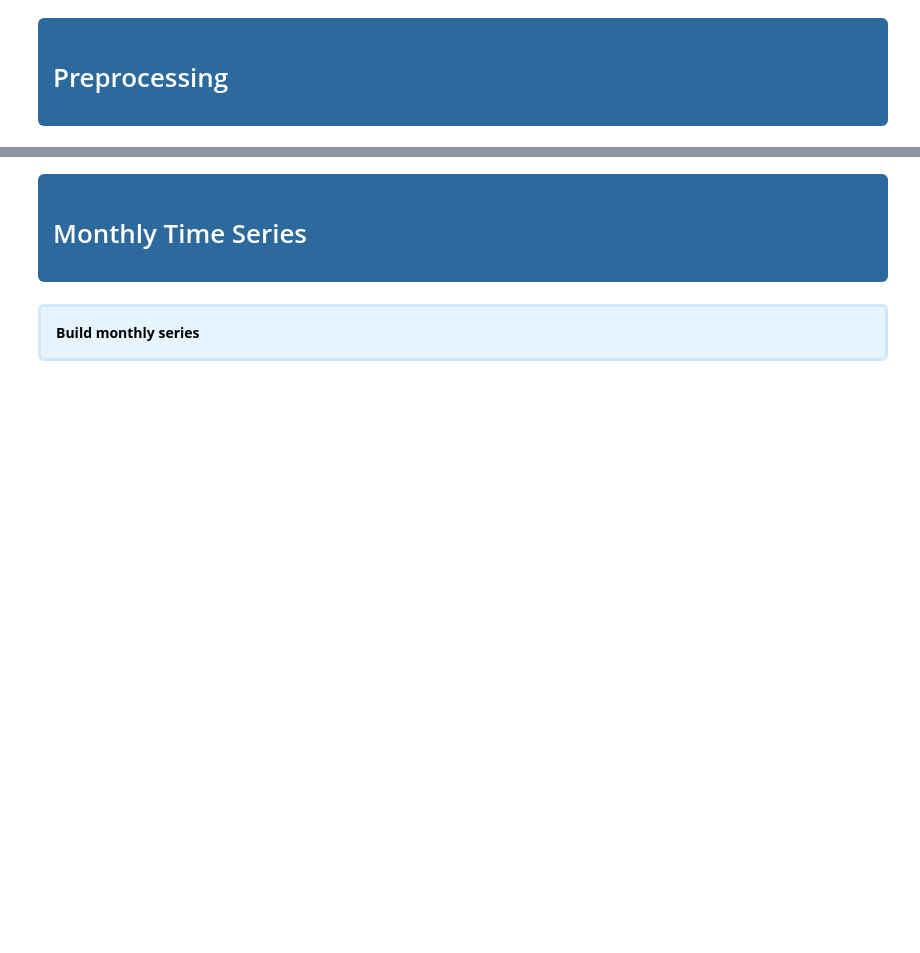
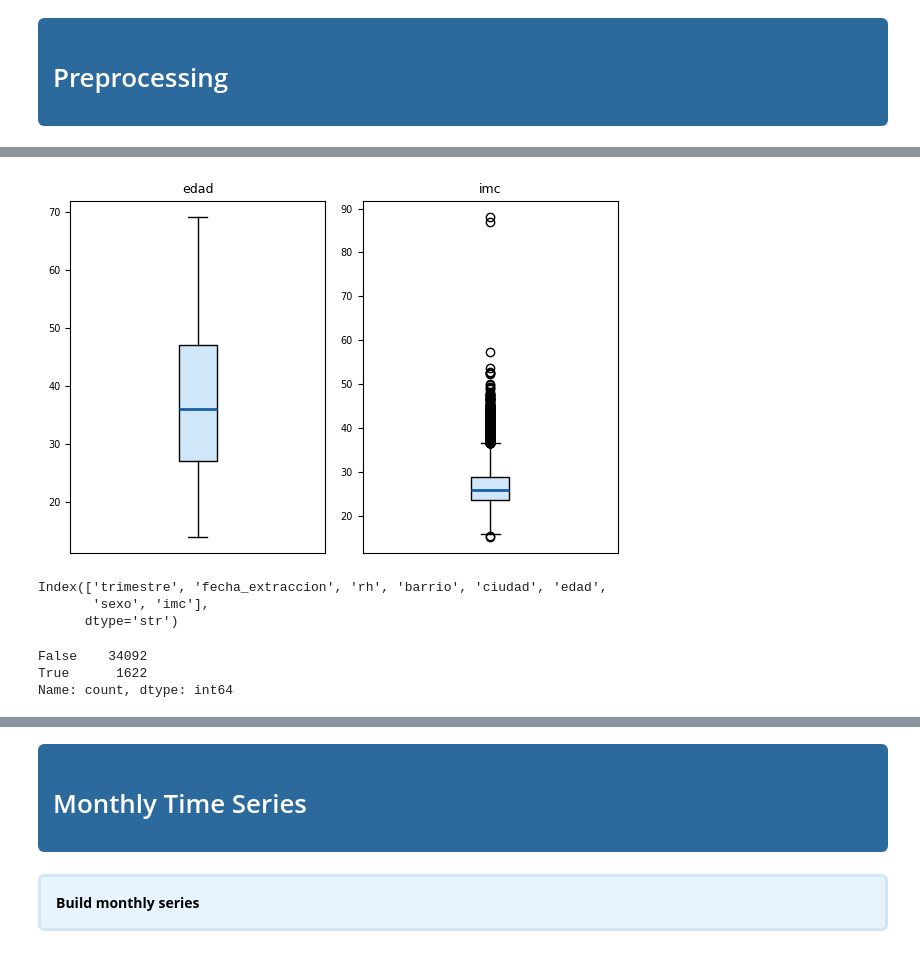
Before and after one commit to JeroHoyos/p-REDbloodDON, a Jupyter notebook: notebooks/1_eda_and_preprocessing.ipynb, the cells around one changed output, grey strips where cells are left out. Drawn from its saved outputs; the diff is of its cells as text; code cells hidden in the pictures; blank space fills up the shorter version.

Commit message:
feat(limpieza): Agregando limpieza de banco de sangre y atenciones, faltaría defunciones

```diff
--- a/notebooks/1_eda_and_preprocessing.ipynb
+++ b/notebooks/1_eda_and_preprocessing.ipynb
@@ -189,0 +280,2 @@ poblacion.to_csv("poblacion_unido.csv", index=False)
+# %%
+df_banco_sangre = estandarizar_columnas(df_banco_sangre)
@@ -189,0 +305,2 @@ poblacion.to_csv("poblacion_unido.csv", index=False)
+# %%
+df_banco_sangre = estandarizar_valores(df_banco_sangre, ["barrio", "ciudad"])
@@ -189,0 +328,12 @@ poblacion.to_csv("poblacion_unido.csv", index=False)
+# %%
+# Generando variable de IMC
+df_banco_sangre["imc"] = df_banco_sangre["peso"] / ((df_banco_sangre["estatura"]) ** 2)
+# Eliminando columnas que no aportan información relevante
+df_banco_sangre = df_banco_sangre.drop(columns=["estatura", "peso", "fecha_nacimiento","ano"])
+# Eliminando filas con valores nulos en columnas clave
+df_banco_sangre = df_banco_sangre.dropna(subset=["rh", "imc","sexo"])
+# Agregando formato de fecha a la columna de fecha de extracción
+df_banco_sangre["fecha_extraccion"] = pd.to_datetime(df_banco_sangre["fecha_extraccion"], format="%d/%m/%Y")
+# Colocando tipos de datos adecuados
+df_banco_sangre["edad"] = df_banco_sangre["edad"].astype(int)
+df_banco_sangre["trimestre"] = df_banco_sangre["trimestre"].astype(str)
@@ -189,0 +352,19 @@ poblacion.to_csv("poblacion_unido.csv", index=False)
+# %%
+# Colocando un límite razonable para la edad.
+df_banco_sangre = df_banco_sangre[df_banco_sangre["edad"] < 100]
+# %%
+boxplots_numericas(df_banco_sangre)
+# %% [output]
+[figure, added]
+# %%
+df_banco_sangre.columns
+# %% [output]
+Index(['trimestre', 'fecha_extraccion', 'rh', 'barrio', 'ciudad', 'edad',
+       'sexo', 'imc'],
+      dtype='str')
+# %%
+df_banco_sangre.duplicated().value_counts()
+# %% [output]
+False    34092
+True      1622
+Name: count, dtype: int64
```
Also changed, not shown: parts of 42 cells of this notebook, 7 other files.
